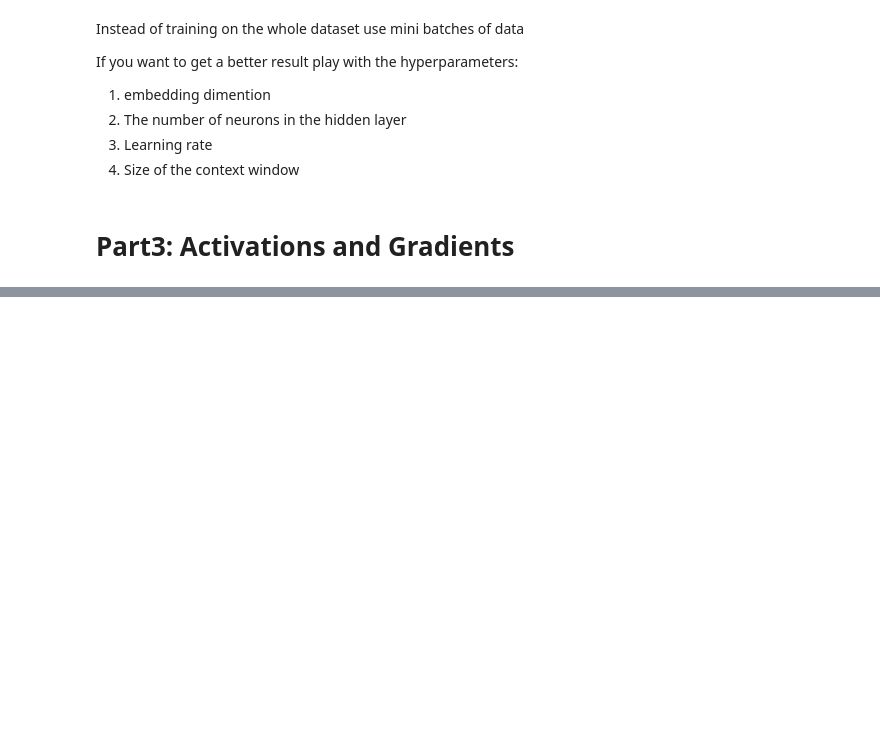
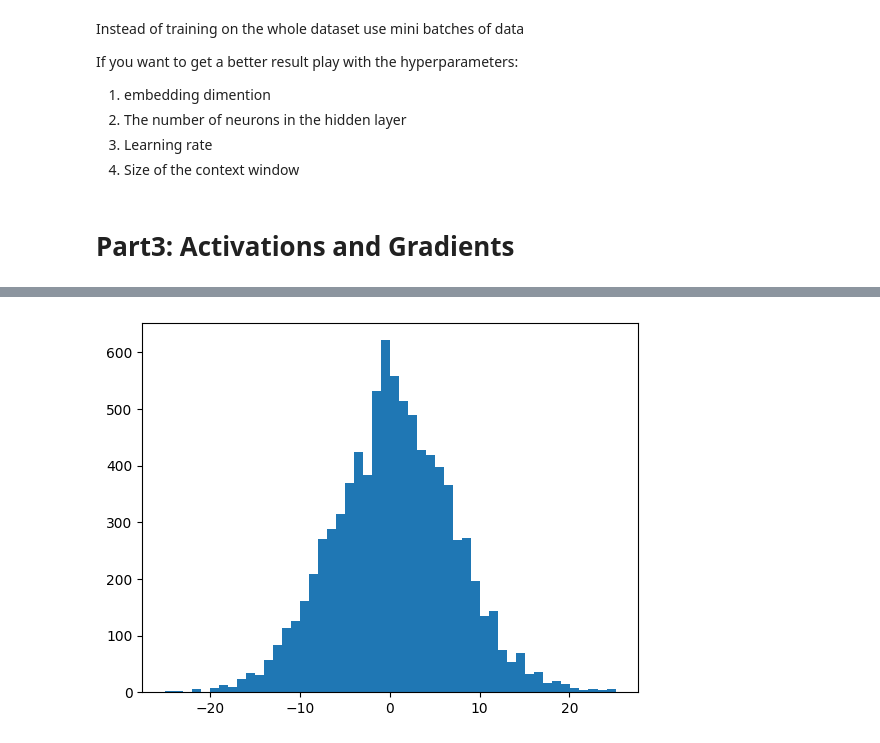
Before and after one commit to zeinab-sheikhi/makemore, a Jupyter notebook: app.ipynb, the cells around one changed output, grey strips where cells are left out. Saved outputs shown, nothing was run; the diff lists cells and outputs as text; code cells hidden in the pictures; blank space fills up the shorter version.

```diff
--- a/app.ipynb
+++ b/app.ipynb
@@ -1068,0 +1389,5 @@ vocab_size = len(stoi)
+# %%
+# The distribution of the pre activations are very broad.
+plt.hist(hpreact.view(-1).tolist(), 50);
+# %% [output]
+[figure, added]
```
Also changed, not shown: parts of 33 cells of this notebook.
